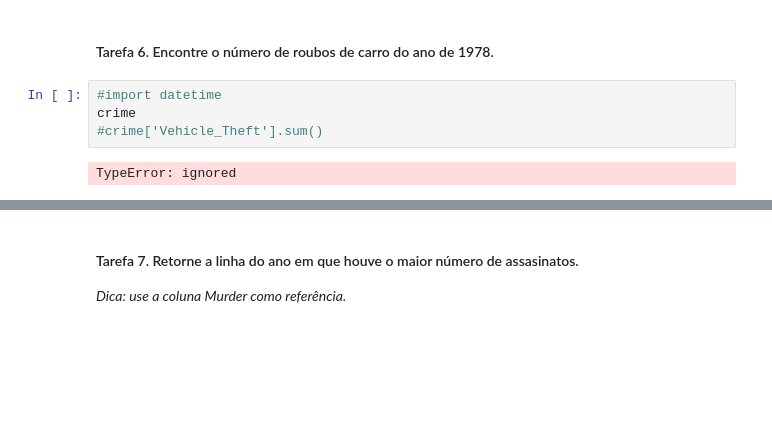
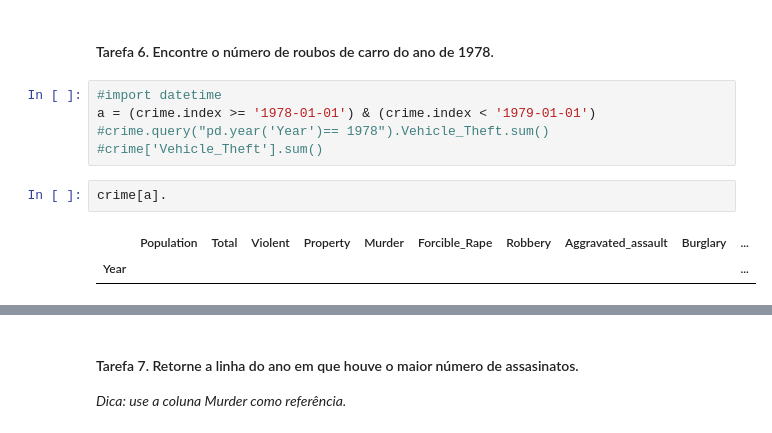
Before and after one commit to robsonbfreitas/DataManipulationExercises, a Jupyter notebook: Manipulacao_de_Dados_Ex_02.ipynb, the cells around one changed output, grey strips where cells are left out. Drawn from its saved outputs; the diff is of its cells as text; blank space fills up the shorter version.

```diff
--- a/Manipulacao_de_Dados_Ex_02.ipynb
+++ b/Manipulacao_de_Dados_Ex_02.ipynb
@@ -73,9 +73,13 @@ crime.drop(columns=['Total'])
 | 1970-01-01 00:00:00.000002014 | 318857056 | 1197987 | 8277829 | 14249 | 84041 | 325802 | 741291 | 1729806 | ... |
 # %% [markdown]
 #### Tarefa 6. Encontre o número de roubos de carro do ano de 1978.
-# %%
-#import datetime
-crime
-#crime['Vehicle_Theft'].sum()
-# %% [output]
-TypeError: ignored
+# %%
+#import datetime
+a = (crime.index >= '1978-01-01') & (crime.index < '1979-01-01')
+#crime.query("pd.year('Year')== 1978").Vehicle_Theft.sum()
+#crime['Vehicle_Theft'].sum()
+# %%
+crime[a].
+# %% [output]
+|  | Population | Total | Violent | Property | Murder | Forcible_Rape | Robbery | Aggravated_assault | Burglary | ... |
+| Year |  |  |  |  |  |  |  |  |  | ... |
```
Also changed, not shown: parts of 1 cell of this notebook.
